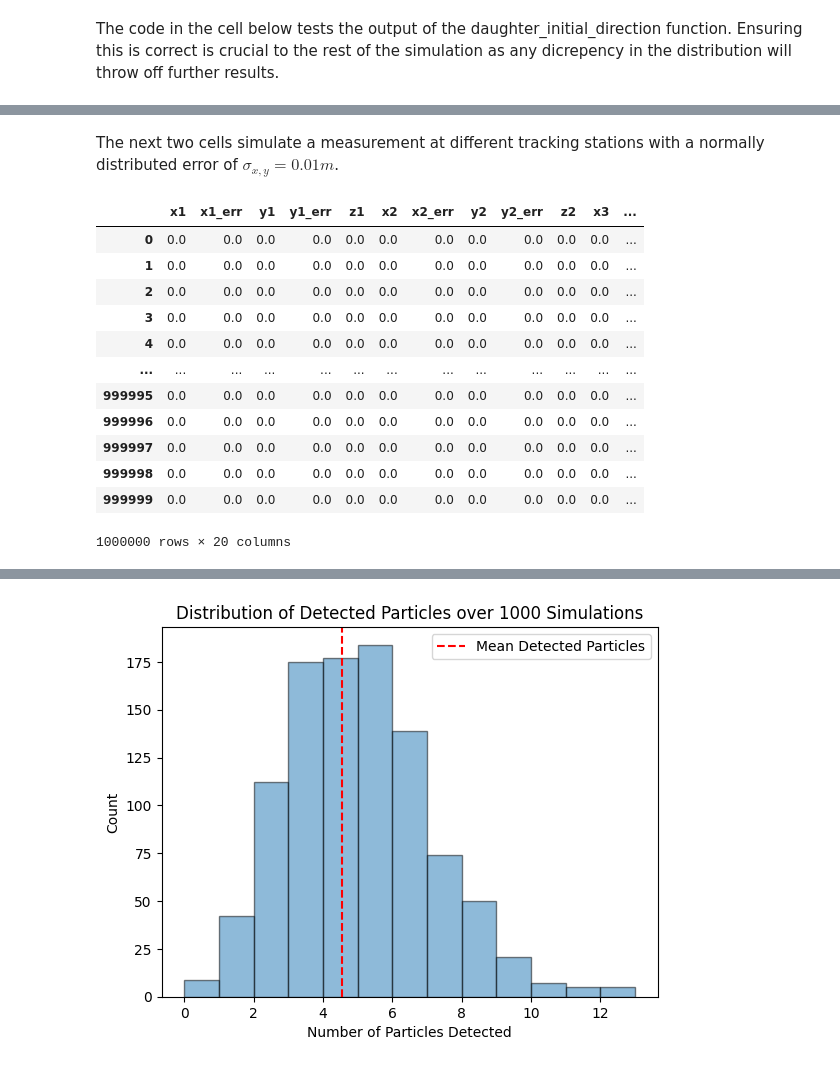
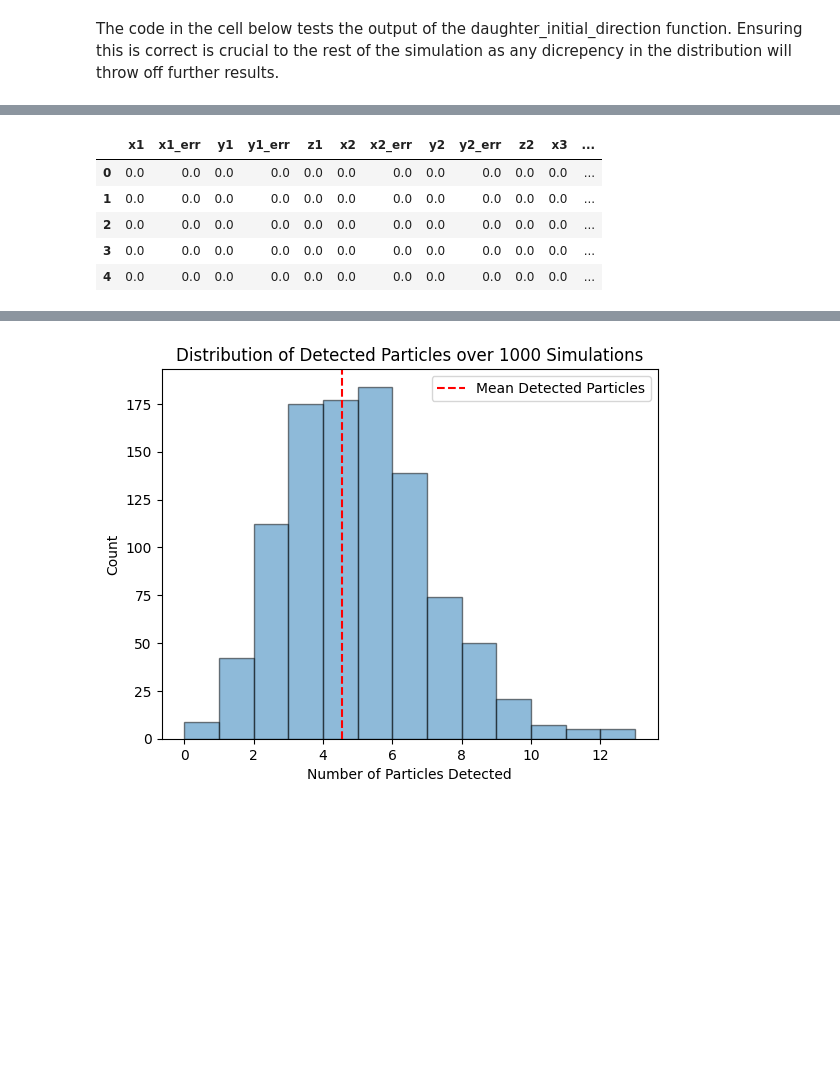
Before and after one commit to jpjharg/Coding-and-ML-year3, a Jupyter notebook: TB1/Project 1 - Option B.ipynb, the cells around one changed output, grey strips where cells are left out. Saved outputs shown, nothing was run; the diff lists cells and outputs as text; code cells hidden in the pictures; blank space fills up the shorter version.

```diff
--- a/TB1/Project 1 - Option B.ipynb
+++ b/TB1/Project 1 - Option B.ipynb
@@ -200,2 +221,0 @@ def check_hits(detector_positions, m_x, m_y, c_x, c_y, valid_mask):
-# %% [markdown]
-The next two cells simulate a measurement at different tracking stations with a normally distributed error of $\sigma_{x,y} = 0.01m$.
@@ -268,30 +222,40 @@ def simulation(num_particles, mean_v, std_v, Lambda, detector_positions):
-# %%
-#running the simulation with the given parameters
-
-num_particles = 10**6
-mean_v = 2000
-std_v = 50
-Lambda = 0.0025
-detector_positions = [30, 35, 40, 45]
-
-run, num_hits_list = simulation(num_particles, mean_v, std_v, Lambda, detector_positions)
-run
-
-# print(num_hits_list)
-# %% [output]
-|  | x1 | x1_err | y1 | y1_err | z1 | x2 | x2_err | y2 | y2_err | z2 | x3 | ... |
-| 0 | 0.0 | 0.0 | 0.0 | 0.0 | 0.0 | 0.0 | 0.0 | 0.0 | 0.0 | 0.0 | 0.0 | ... |
-| 1 | 0.0 | 0.0 | 0.0 | 0.0 | 0.0 | 0.0 | 0.0 | 0.0 | 0.0 | 0.0 | 0.0 | ... |
-| 2 | 0.0 | 0.0 | 0.0 | 0.0 | 0.0 | 0.0 | 0.0 | 0.0 | 0.0 | 0.0 | 0.0 | ... |
-| 3 | 0.0 | 0.0 | 0.0 | 0.0 | 0.0 | 0.0 | 0.0 | 0.0 | 0.0 | 0.0 | 0.0 | ... |
-| 4 | 0.0 | 0.0 | 0.0 | 0.0 | 0.0 | 0.0 | 0.0 | 0.0 | 0.0 | 0.0 | 0.0 | ... |
-| ... | ... | ... | ... | ... | ... | ... | ... | ... | ... | ... | ... | ... |
-| 999995 | 0.0 | 0.0 | 0.0 | 0.0 | 0.0 | 0.0 | 0.0 | 0.0 | 0.0 | 0.0 | 0.0 | ... |
-| 999996 | 0.0 | 0.0 | 0.0 | 0.0 | 0.0 | 0.0 | 0.0 | 0.0 | 0.0 | 0.0 | 0.0 | ... |
-| 999997 | 0.0 | 0.0 | 0.0 | 0.0 | 0.0 | 0.0 | 0.0 | 0.0 | 0.0 | 0.0 | 0.0 | ... |
-| 999998 | 0.0 | 0.0 | 0.0 | 0.0 | 0.0 | 0.0 | 0.0 | 0.0 | 0.0 | 0.0 | 0.0 | ... |
-| 999999 | 0.0 | 0.0 | 0.0 | 0.0 | 0.0 | 0.0 | 0.0 | 0.0 | 0.0 | 0.0 | 0.0 | ... |
-1000000 rows × 20 columns
+# %%
+
+def simulation(N = 10**6, mean_v = 2000, std_v = 50, Lambda = 0.0025, detector_positions = [30,35,40,45]):
+
+    decay_z_pos = generate_and_decay(N, mean_v, std_v, Lambda)
+    x, y, z = daughter_initial_direction(N)
+    m_x, m_y, c_x, c_y, valid_mask = daughter_position_eqn(detector_positions, decay_z_pos, x, y, z)
+
+    num_hits, hits_out = detect_hits(detector_positions, m_x, m_y, c_x, c_y, valid_mask)
+
+    column_names = ['x1', 'x1_err', 'y1', 'y1_err', 'z1', 'x2', 'x2_err', 'y2', 'y2_err', 'z2',
+                    'x3', 'x3_err', 'y3', 'y3_err', 'z3', 'x4', 'x4_err', 'y4', 'y4_err', 'z4']
+    df = pd.DataFrame(hits_out, columns=column_names)
+
+    return df, num_hits
+
+
+
+N = 10**6
+mean_v = 2000
+std_v = 50
+Lambda = 0.0025
+detector_positions = [30,35,40,45]
+
+run, num_hits = simulation(N, mean_v, std_v, Lambda, detector_positions)
+
+run.head()
+
+
+# neaten out
+# %% [output]
+|  | x1 | x1_err | y1 | y1_err | z1 | x2 | x2_err | y2 | y2_err | z2 | x3 | ... |
+| 0 | 0.0 | 0.0 | 0.0 | 0.0 | 0.0 | 0.0 | 0.0 | 0.0 | 0.0 | 0.0 | 0.0 | ... |
+| 1 | 0.0 | 0.0 | 0.0 | 0.0 | 0.0 | 0.0 | 0.0 | 0.0 | 0.0 | 0.0 | 0.0 | ... |
+| 2 | 0.0 | 0.0 | 0.0 | 0.0 | 0.0 | 0.0 | 0.0 | 0.0 | 0.0 | 0.0 | 0.0 | ... |
+| 3 | 0.0 | 0.0 | 0.0 | 0.0 | 0.0 | 0.0 | 0.0 | 0.0 | 0.0 | 0.0 | 0.0 | ... |
+| 4 | 0.0 | 0.0 | 0.0 | 0.0 | 0.0 | 0.0 | 0.0 | 0.0 | 0.0 | 0.0 | 0.0 | ... |
 # %%
 fig, axes = plt.subplots(1, 4, figsize=(20, 5))
 
```
Also changed, not shown: parts of 14 cells of this notebook.
